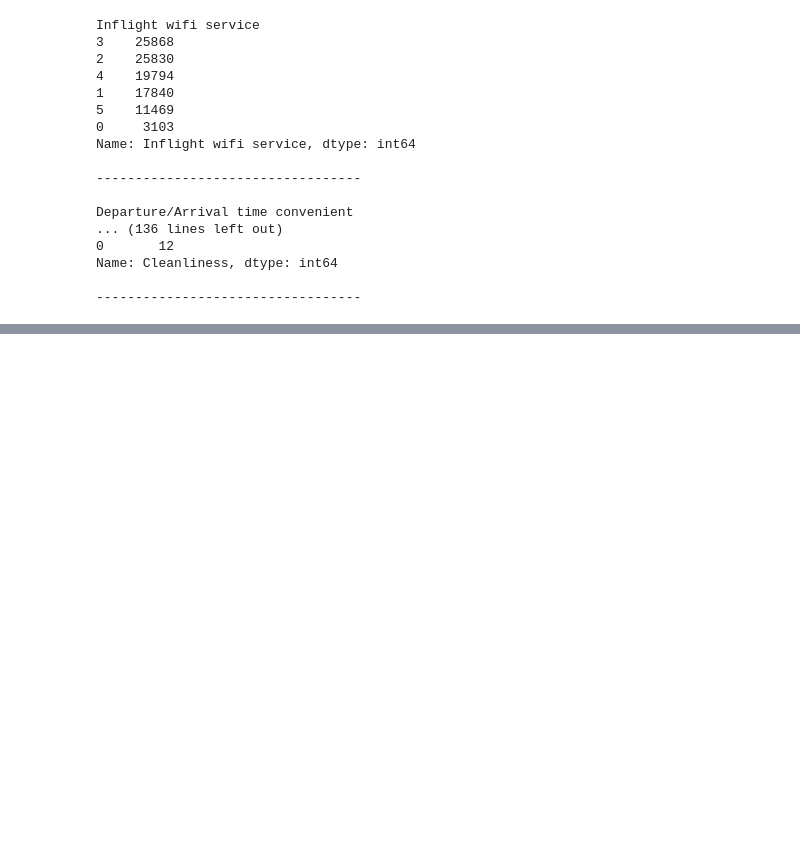
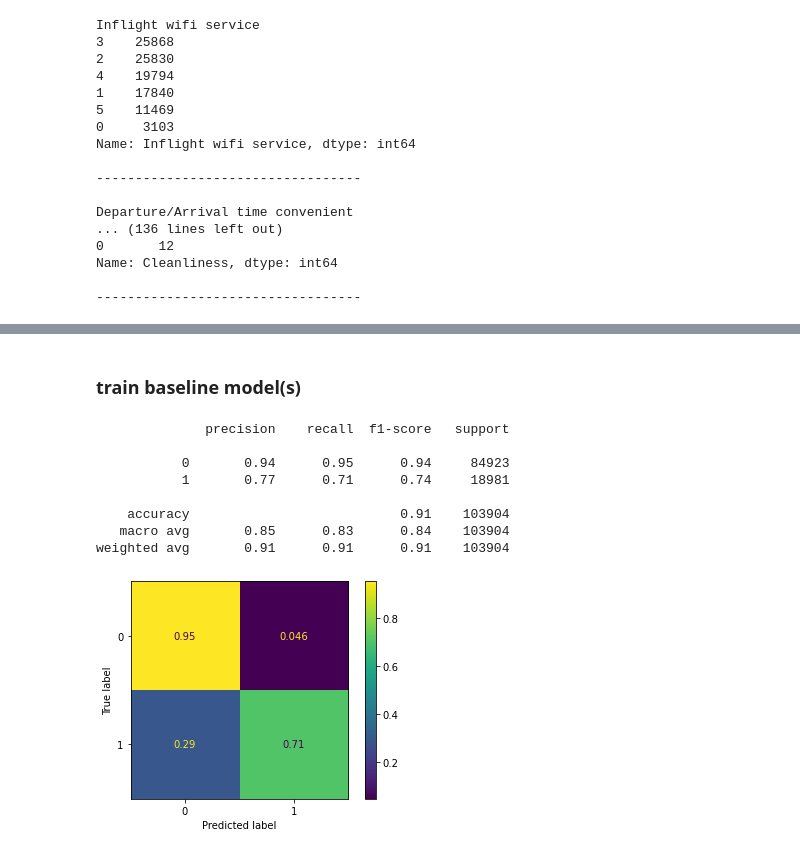
Before and after one commit to Zeth-Abney/Flatiron-school, a Jupyter notebook: phase-3/PROJECT/EDA.ipynb, the cells around one changed output, grey strips where cells are left out. Drawn from its saved outputs; the diff is of its cells as text; code cells hidden in the pictures; blank space fills up the shorter version.

Commit message:
more EDA, built baseline logreg model

```diff
--- a/phase-3/PROJECT/EDA.ipynb
+++ b/phase-3/PROJECT/EDA.ipynb
@@ -251,0 +254,15 @@ ValueError: could not convert string to float: 'Male'
+# %%
+objx = ['Gender','Type of Travel','Class','satisfaction']
+
+train_df = pd.read_csv('data/train.csv.zip',compression='zip',index_col=0)
+train_df.drop('id',axis=1,inplace=True)
+test_df = pd.read_csv('data/test.csv.zip',compression='zip',index_col=0)
+test_df.drop('id',axis=1,inplace=True)
+# %%
+# clean and OHE training set
+X_train = train_df.drop('Customer Type',axis=1)
+X_train['Arrival Delay in Minutes'] = X_train['Arrival Delay in Minutes'].replace({np.NaN:0}) # handle NaNs
+X_train = pd.get_dummies(X_train,drop_first=True) # one hot encoding object types
+
+y_train = train_df['Customer Type']
+y_train = pd.get_dummies(y_train,drop_first=True)['disloyal Customer'] # 1 = disloyal
@@ -251,0 +277,2 @@ ValueError: could not convert string to float: 'Male'
+# %% [markdown]
+### train baseline model(s)
@@ -251,0 +282,22 @@ ValueError: could not convert string to float: 'Male'
+# %%
+logreg = LogisticRegression(solver='liblinear')
+logreg.fit(X_train,y_train)
+
+# generate y hat
+train_pred = logreg.predict(X_train)
+test_pred = logreg.predict(X_test)
+# %%
+# train set prediction performance
+plot_confusion_matrix(logreg,X_train,y_train,normalize='true')
+print(classification_report(y_train,train_pred))
+plt.show()
+# %% [output]
+              precision    recall  f1-score   support
+
+           0       0.94      0.95      0.94     84923
+           1       0.77      0.71      0.74     18981
+
+    accuracy                           0.91    103904
+   macro avg       0.85      0.83      0.84    103904
+weighted avg       0.91      0.91      0.91    103904
+[figure, added]
```
Also changed, not shown: parts of 38 cells of this notebook.
